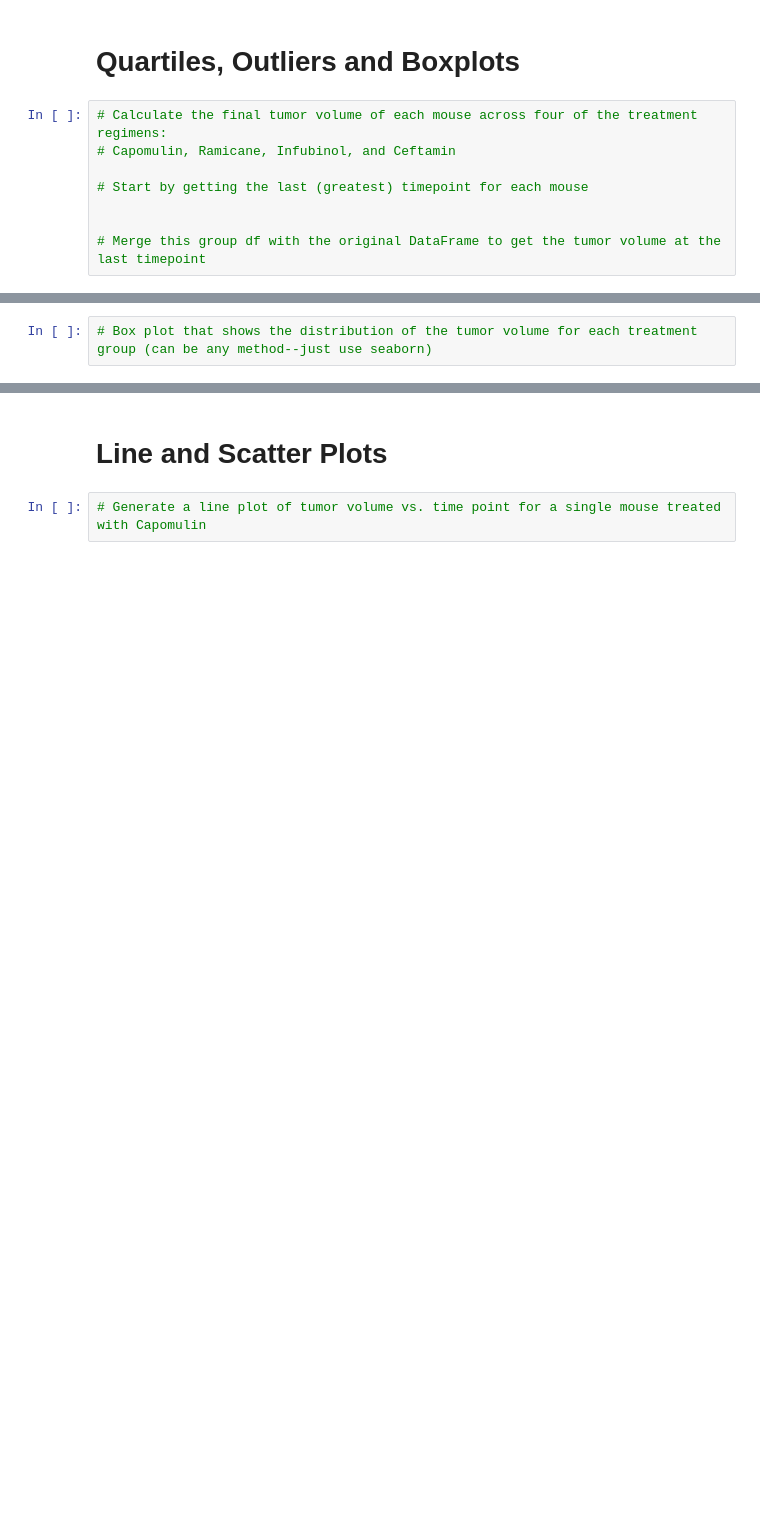
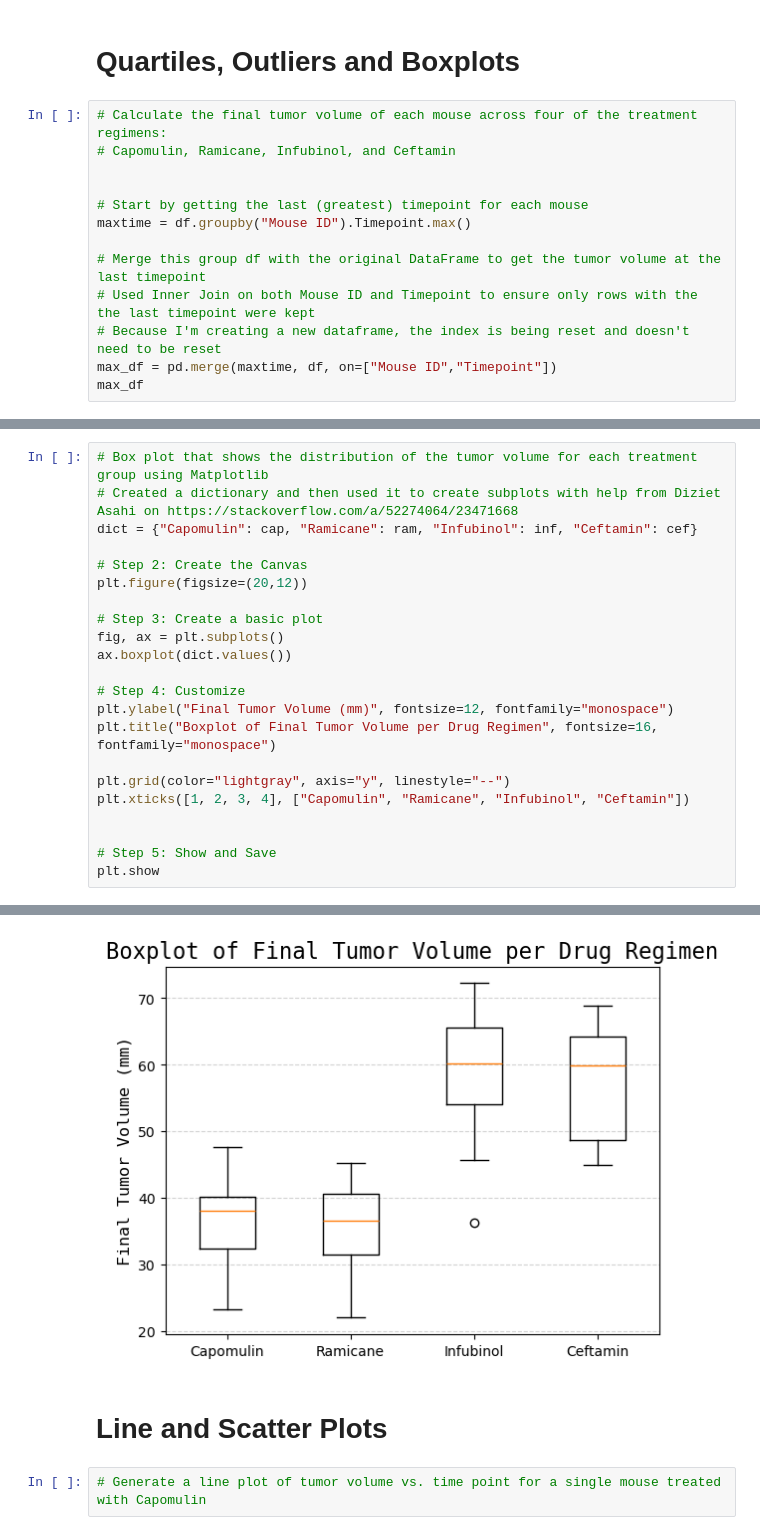
Before and after one commit to martabaker/ds_module_5_data_viz, a Jupyter notebook: Starter Code/Pymaceuticals/Pymaceuticals Inc..ipynb, the cells around one changed output, grey strips where cells are left out. Drawn from its saved outputs; the diff is of its cells as text; blank space fills up the shorter version.

Commit message:
Finished Quartiles, Outliers & Boxplots

```diff
--- a/Starter Code/Pymaceuticals/Pymaceuticals Inc..ipynb
+++ b/Starter Code/Pymaceuticals/Pymaceuticals Inc..ipynb
@@ -176,7 +175,12 @@ plt.show()
 # Calculate the final tumor volume of each mouse across four of the treatment regimens:
 # Capomulin, Ramicane, Infubinol, and Ceftamin
 
+
 # Start by getting the last (greatest) timepoint for each mouse
-
+maxtime = df.groupby("Mouse ID").Timepoint.max()
 
 # Merge this group df with the original DataFrame to get the tumor volume at the last timepoint
+# Used Inner Join on both Mouse ID and Timepoint to ensure only rows with the the last timepoint were kept
+# Because I'm creating a new dataframe, the index is being reset and doesn't need to be reset
+max_df = pd.merge(maxtime, df, on=["Mouse ID","Timepoint"])
+max_df
@@ -200,2 +312,23 @@ plt.show()
 # %%
-# Box plot that shows the distribution of the tumor volume for each treatment group (can be any method--just use seaborn)
+# Box plot that shows the distribution of the tumor volume for each treatment group using Matplotlib
+# Created a dictionary and then used it to create subplots with help from Diziet Asahi on https://stackoverflow.com/a/52274064/23471668
+dict = {"Capomulin": cap, "Ramicane": ram, "Infubinol": inf, "Ceftamin": cef}
+
+# Step 2: Create the Canvas
+plt.figure(figsize=(20,12))
+
+# Step 3: Create a basic plot
+fig, ax = plt.subplots()
+ax.boxplot(dict.values())
+
+# Step 4: Customize
+plt.ylabel("Final Tumor Volume (mm)", fontsize=12, fontfamily="monospace")
+plt.title("Boxplot of Final Tumor Volume per Drug Regimen", fontsize=16, fontfamily="monospace")
+
+plt.grid(color="lightgray", axis="y", linestyle="--")
+plt.xticks([1, 2, 3, 4], ["Capomulin", "Ramicane", "Infubinol", "Ceftamin"])
+
+
+# Step 5: Show and Save
+plt.show
+# %% [output]
@@ -202,3 +337,4 @@ plt.show()
+[figure, added]
 # %% [markdown]
 # Line and Scatter Plots
 # %%
```
Also changed, not shown: parts of 8 cells of this notebook.
